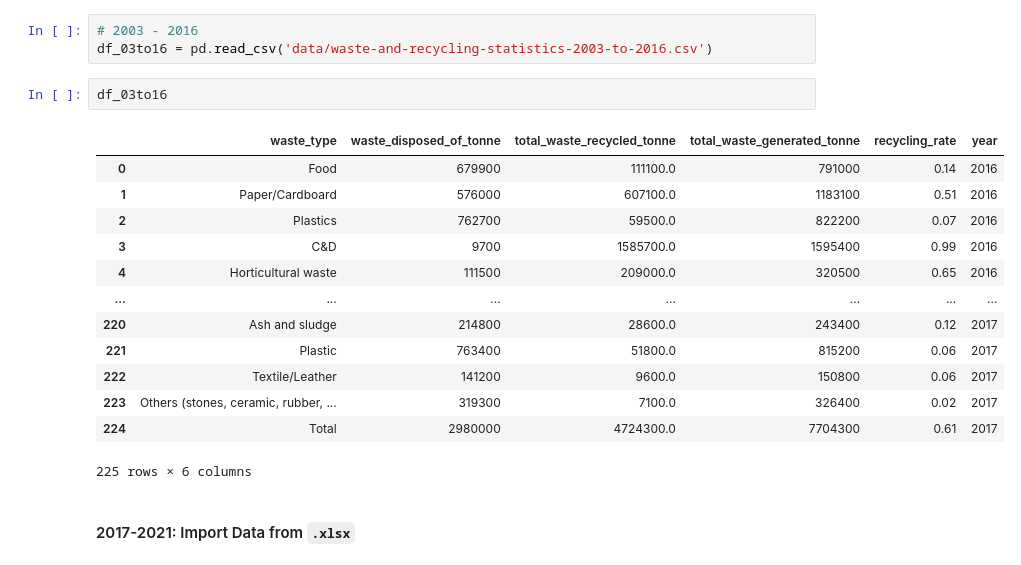
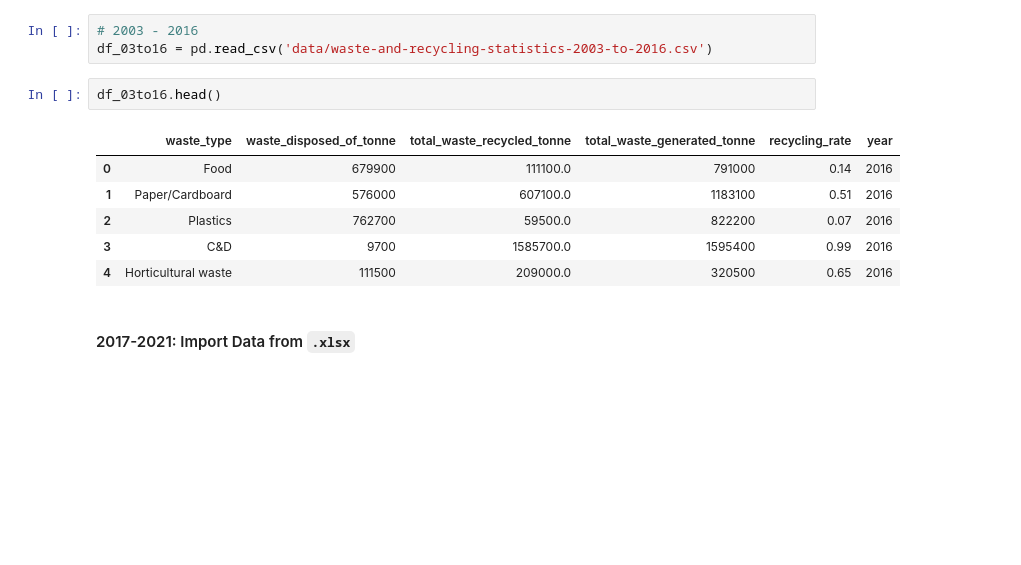
Before and after one commit to kuehbiko/02-Personal-Projects, a Jupyter notebook: WIP/Recycled Energy Savings in Singapore/recycled_materials_energy_analysis.ipynb, the cells around one changed output. Saved outputs shown, nothing was run; the diff lists cells and outputs as text; blank space fills up the shorter version.

```diff
--- a/WIP/Recycled Energy Savings in Singapore/recycled_materials_energy_analysis.ipynb
+++ b/WIP/Recycled Energy Savings in Singapore/recycled_materials_energy_analysis.ipynb
@@ -45,21 +50,14 @@ import sqlite3
 # 2003 - 2016
 df_03to16 = pd.read_csv('data/waste-and-recycling-statistics-2003-to-2016.csv')
 # %%
-df_03to16
+df_03to16.head()
 # %% [output]
 |  | waste_type | waste_disposed_of_tonne | total_waste_recycled_tonne | total_waste_generated_tonne | recycling_rate | year |
 | 0 | Food | 679900 | 111100.0 | 791000 | 0.14 | 2016 |
 | 1 | Paper/Cardboard | 576000 | 607100.0 | 1183100 | 0.51 | 2016 |
 | 2 | Plastics | 762700 | 59500.0 | 822200 | 0.07 | 2016 |
 | 3 | C&D | 9700 | 1585700.0 | 1595400 | 0.99 | 2016 |
 | 4 | Horticultural waste | 111500 | 209000.0 | 320500 | 0.65 | 2016 |
-| ... | ... | ... | ... | ... | ... | ... |
-| 220 | Ash and sludge | 214800 | 28600.0 | 243400 | 0.12 | 2017 |
-| 221 | Plastic | 763400 | 51800.0 | 815200 | 0.06 | 2017 |
-| 222 | Textile/Leather | 141200 | 9600.0 | 150800 | 0.06 | 2017 |
-| 223 | Others (stones, ceramic, rubber, ... | 319300 | 7100.0 | 326400 | 0.02 | 2017 |
-| 224 | Total | 2980000 | 4724300.0 | 7704300 | 0.61 | 2017 |
-225 rows × 6 columns
 # %% [markdown]
 #### 2017-2021: Import Data from `.xlsx`
 # %%
```
Also changed, not shown: parts of 24 cells of this notebook.
